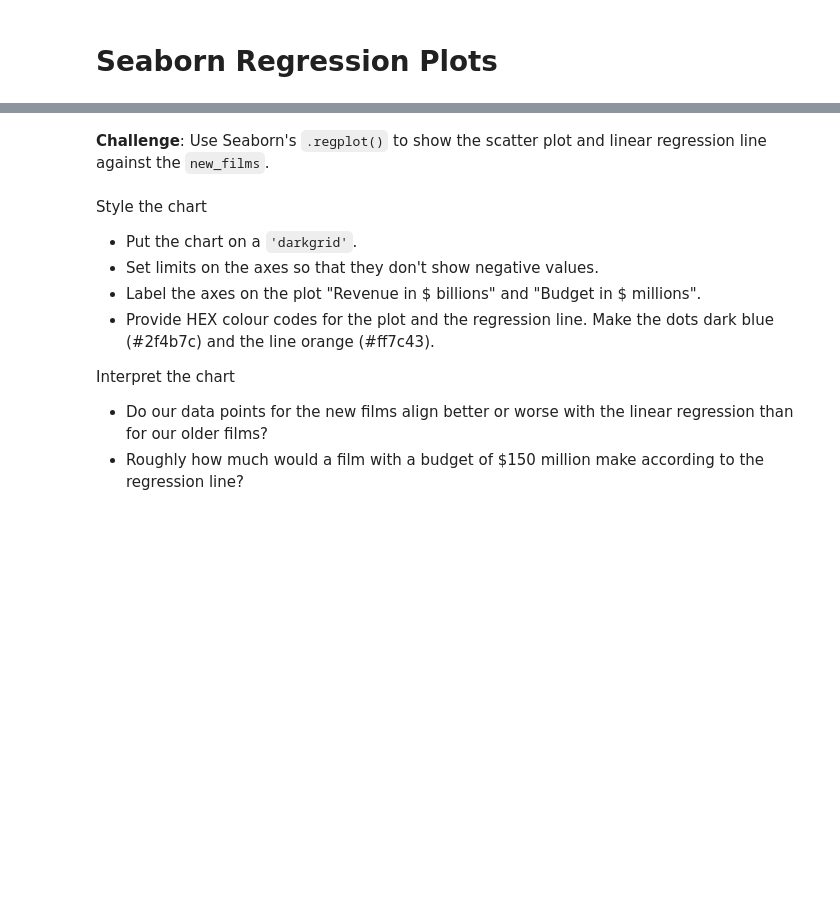
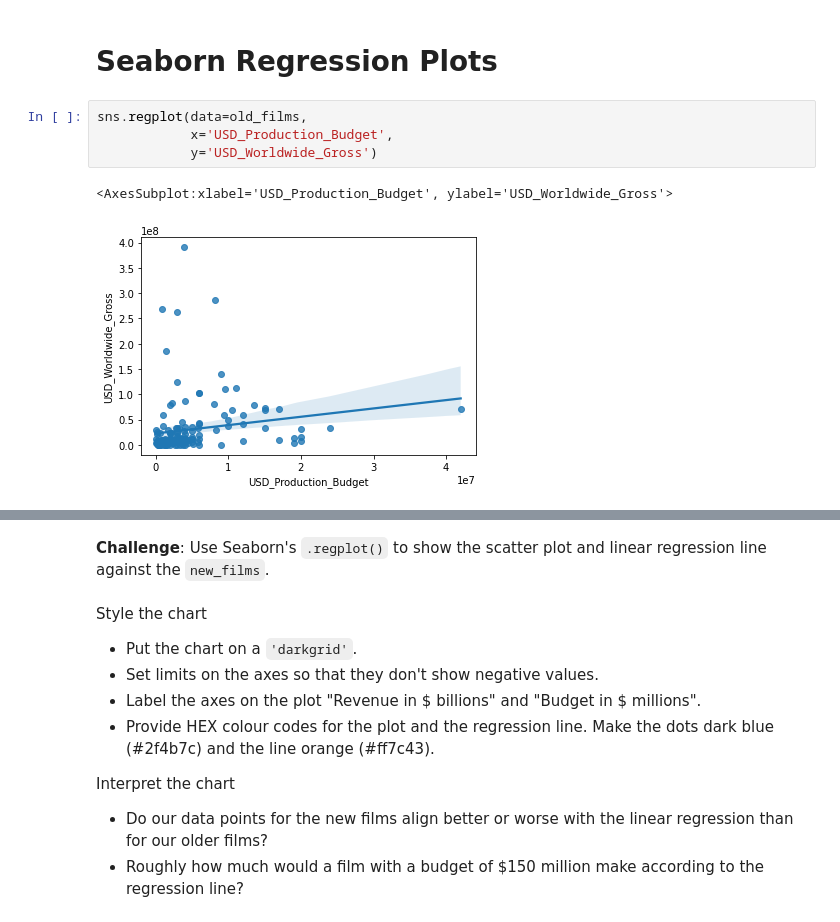
Before and after one commit to Joshua-Jenkins33/100DaysOfPython, a Jupyter notebook: 077_Day_77_Linear_Regression_and_Data_Visualization_with_Seaborn/Seaborn_and_Linear_Regression_(start).ipynb, the cells around one changed output, grey strips where cells are left out. Cells and saved outputs as stored; diff of their text form; blank space fills up the shorter version.

Commit message:
Day 77; Plotting Linear Regressions with Seaborn

```diff
--- a/077_Day_77_Linear_Regression_and_Data_Visualization_with_Seaborn/Seaborn_and_Linear_Regression_(start).ipynb
+++ b/077_Day_77_Linear_Regression_and_Data_Visualization_with_Seaborn/Seaborn_and_Linear_Regression_(start).ipynb
@@ -450,3 +450,10 @@ old_films.sort_values('USD_Production_Budget', ascending=False)
 153 rows × 7 columns
 # %% [markdown]
 # Seaborn Regression Plots
+# %%
+sns.regplot(data=old_films,
+            x='USD_Production_Budget',
+            y='USD_Worldwide_Gross')
+# %% [output]
+<AxesSubplot:xlabel='USD_Production_Budget', ylabel='USD_Worldwide_Gross'>
+[figure, added]
```
Also changed, not shown: parts of 2 cells of this notebook, 1 other file.
